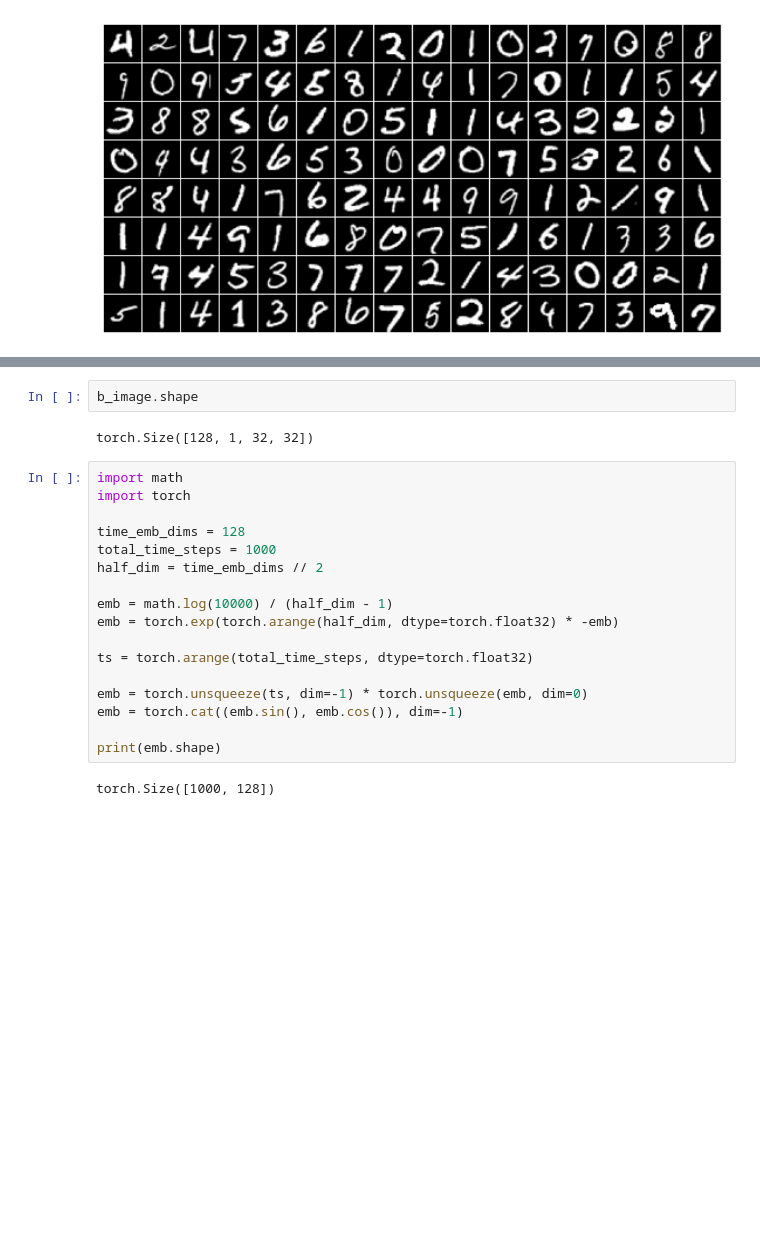
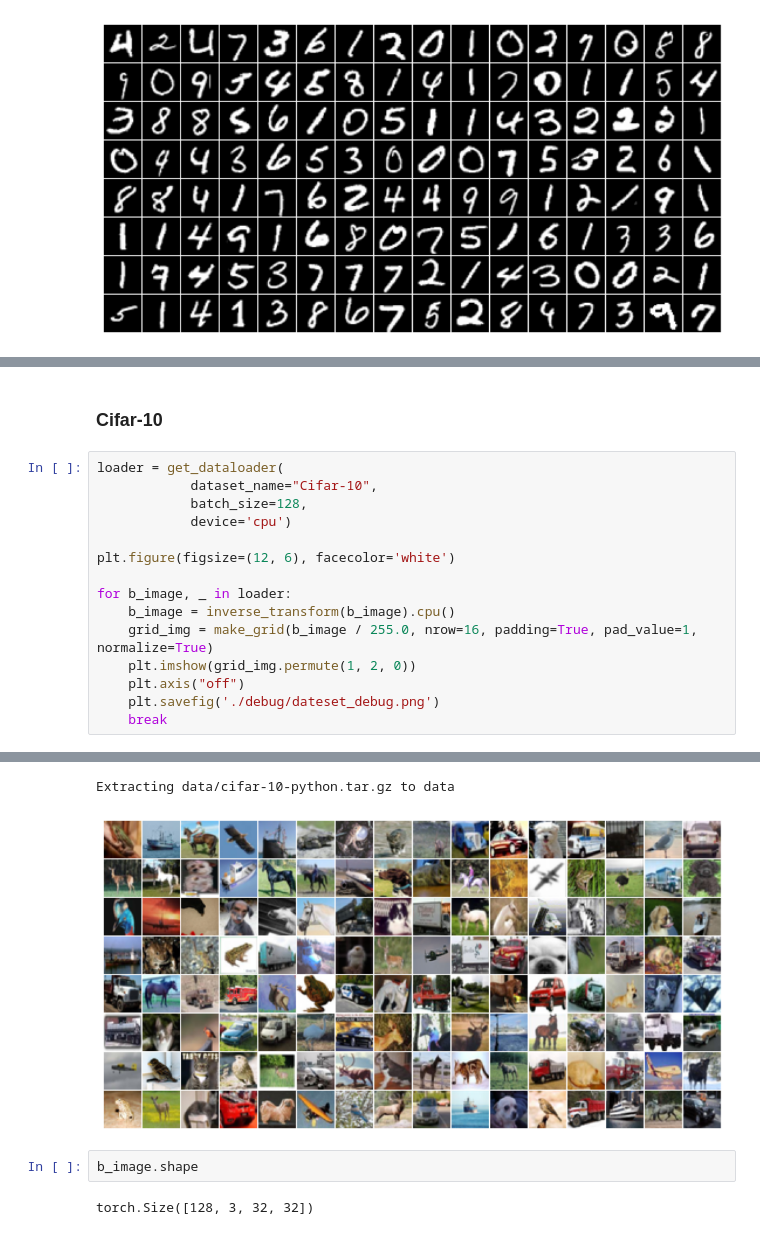
Before and after one commit to yl-jiang/Diffusion-Model-Demo, a Jupyter notebook: debug.ipynb, the cells around one changed output, grey strips where cells are left out. Saved outputs shown, nothing was run; the diff lists cells and outputs as text; blank space fills up the shorter version.

```diff
--- a/debug.ipynb
+++ b/debug.ipynb
@@ -37,0 +59,18 @@ Extracting data/MNIST/raw/t10k-labels-idx1-ubyte.gz to data/MNIST/raw
+# %% [markdown]
+### Cifar-10
+# %%
+loader = get_dataloader(
+            dataset_name="Cifar-10",
+            batch_size=128,
+            device='cpu')
+
+plt.figure(figsize=(12, 6), facecolor='white')
+
+for b_image, _ in loader:
+    b_image = inverse_transform(b_image).cpu()
+    grid_img = make_grid(b_image / 255.0, nrow=16, padding=True, pad_value=1, normalize=True)
+    plt.imshow(grid_img.permute(1, 2, 0))
+    plt.axis("off")
+    plt.savefig('./debug/dateset_debug.png')
+    break
+# %% [output]
@@ -38,23 +78,6 @@ Extracting data/MNIST/raw/t10k-labels-idx1-ubyte.gz to data/MNIST/raw
+Extracting data/cifar-10-python.tar.gz to data
+[figure, added]
 # %%
 b_image.shape
 # %% [output]
-torch.Size([128, 1, 32, 32])
+torch.Size([128, 3, 32, 32])
-# %%
-import math
-import torch
-
-time_emb_dims = 128
-total_time_steps = 1000
-half_dim = time_emb_dims // 2
-
-emb = math.log(10000) / (half_dim - 1)
-emb = torch.exp(torch.arange(half_dim, dtype=torch.float32) * -emb)
-
-ts = torch.arange(total_time_steps, dtype=torch.float32)
-
-emb = torch.unsqueeze(ts, dim=-1) * torch.unsqueeze(emb, dim=0)
-emb = torch.cat((emb.sin(), emb.cos()), dim=-1)
-
-print(emb.shape)
-# %% [output]
-torch.Size([1000, 128])
```
Also changed, not shown: parts of 3 cells of this notebook, 4 other files.
